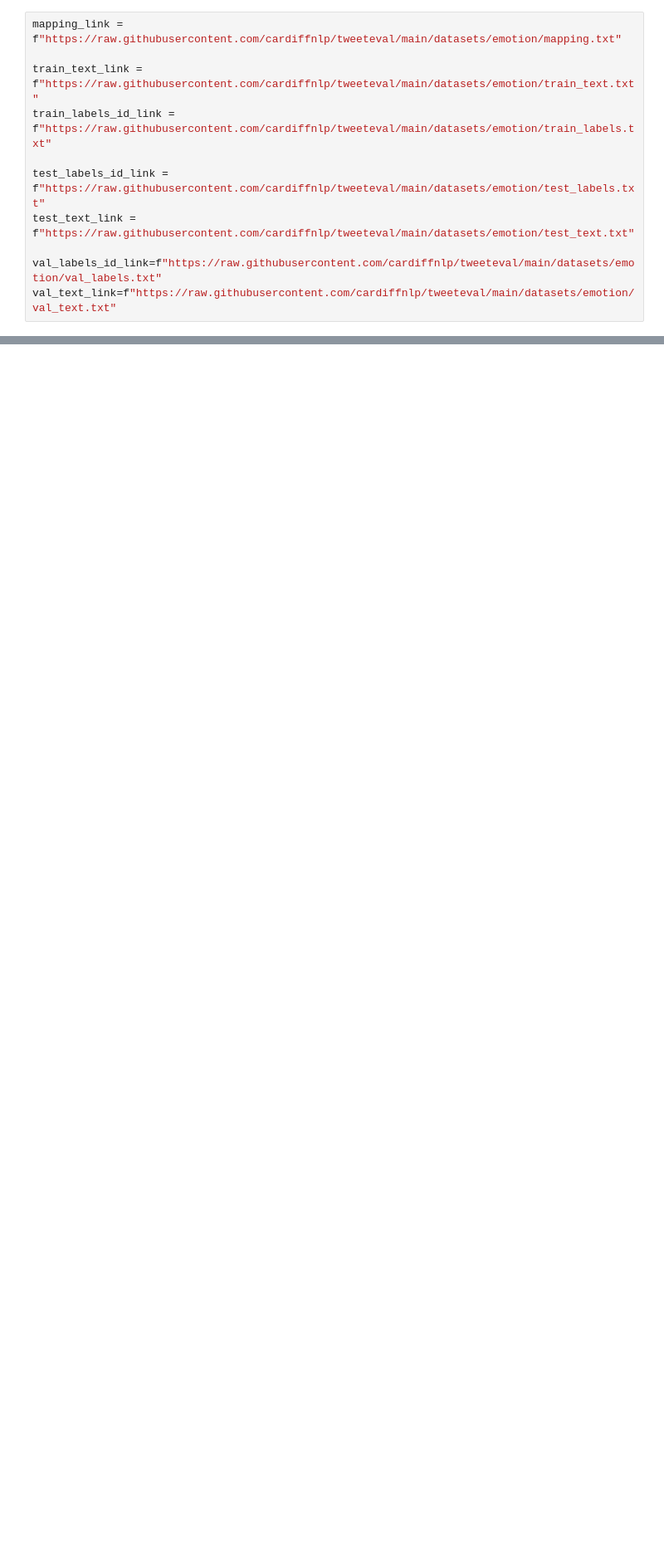
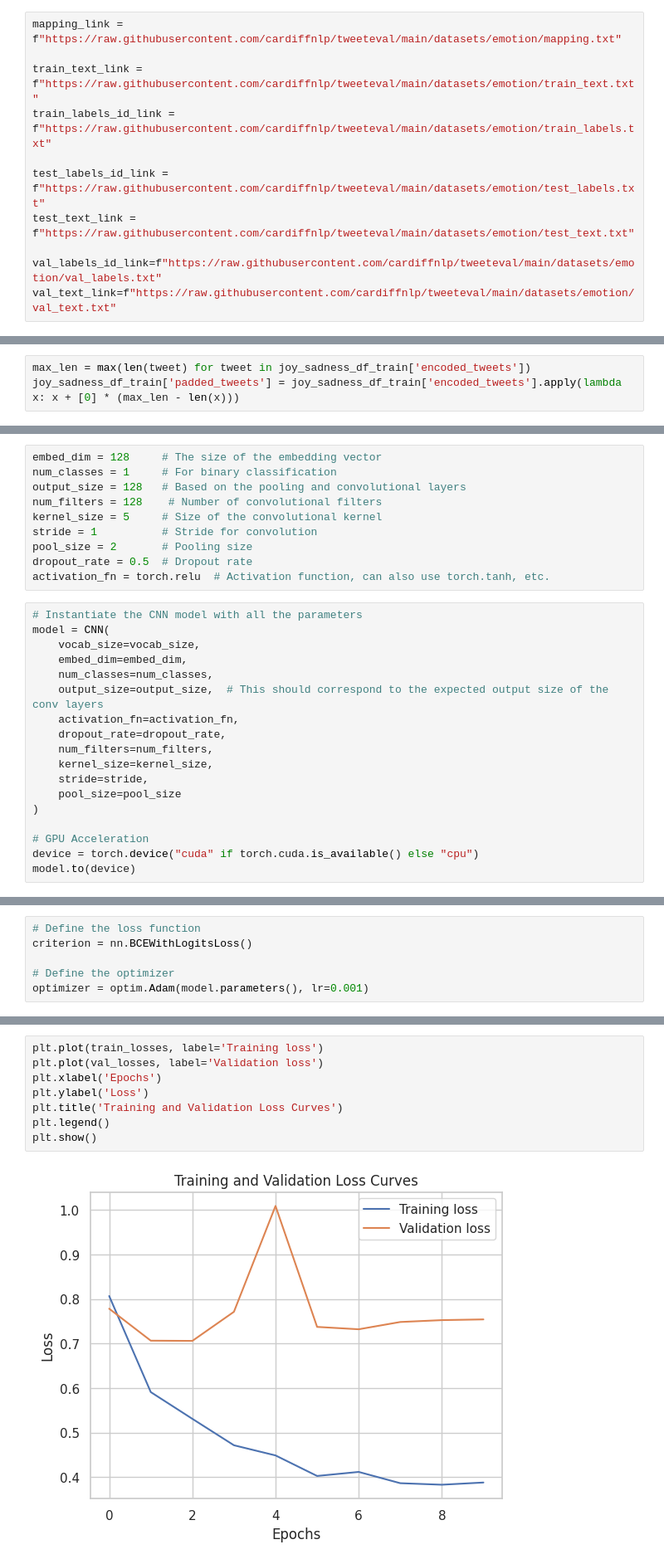
Before and after one commit to tusharmanekar/ml4nlp-1, a Jupyter notebook: ex03/ex03_cnn.ipynb, the cells around one changed output, grey strips where cells are left out. Shown at 83% size. Cells and saved outputs as stored; diff of their text form; blank space fills up the shorter version.

```diff
--- a/ex03/ex03_cnn.ipynb
+++ b/ex03/ex03_cnn.ipynb
@@ -557,0 +208,3 @@ inputs
+# %%
+max_len = max(len(tweet) for tweet in joy_sadness_df_train['encoded_tweets'])
+joy_sadness_df_train['padded_tweets'] = joy_sadness_df_train['encoded_tweets'].apply(lambda x: x + [0] * (max_len - len(x)))
@@ -557,0 +341,28 @@ inputs
+# %%
+embed_dim = 128     # The size of the embedding vector
+num_classes = 1     # For binary classification
+output_size = 128   # Based on the pooling and convolutional layers
+num_filters = 128    # Number of convolutional filters
+kernel_size = 5     # Size of the convolutional kernel
+stride = 1          # Stride for convolution
+pool_size = 2       # Pooling size
+dropout_rate = 0.5  # Dropout rate
+activation_fn = torch.relu  # Activation function, can also use torch.tanh, etc.
+# %%
+# Instantiate the CNN model with all the parameters
+model = CNN(
+    vocab_size=vocab_size,
+    embed_dim=embed_dim,
+    num_classes=num_classes,
+    output_size=output_size,  # This should correspond to the expected output size of the conv layers
+    activation_fn=activation_fn,
+    dropout_rate=dropout_rate,
+    num_filters=num_filters,
+    kernel_size=kernel_size,
+    stride=stride,
+    pool_size=pool_size
+)
+
+# GPU Acceleration
+device = torch.device("cuda" if torch.cuda.is_available() else "cpu")
+model.to(device)
@@ -557,0 +378,6 @@ inputs
+# %%
+# Define the loss function
+criterion = nn.BCEWithLogitsLoss()
+
+# Define the optimizer
+optimizer = optim.Adam(model.parameters(), lr=0.001)
@@ -557,0 +460,10 @@ inputs
+# %%
+plt.plot(train_losses, label='Training loss')
+plt.plot(val_losses, label='Validation loss')
+plt.xlabel('Epochs')
+plt.ylabel('Loss')
+plt.title('Training and Validation Loss Curves')
+plt.legend()
+plt.show()
+# %% [output]
+[figure, added]
```
Also changed, not shown: parts of 112 cells of this notebook, 6 other files.
